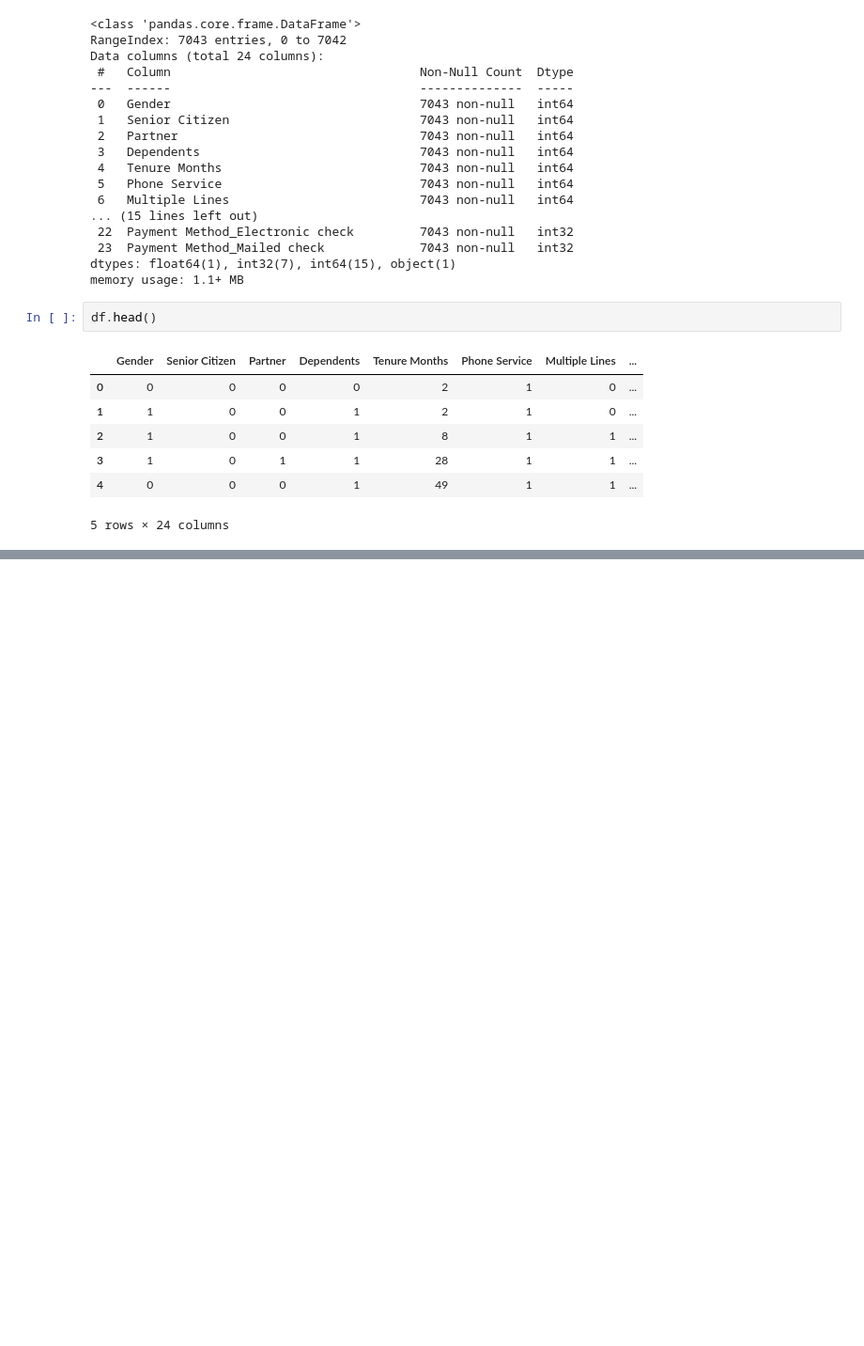
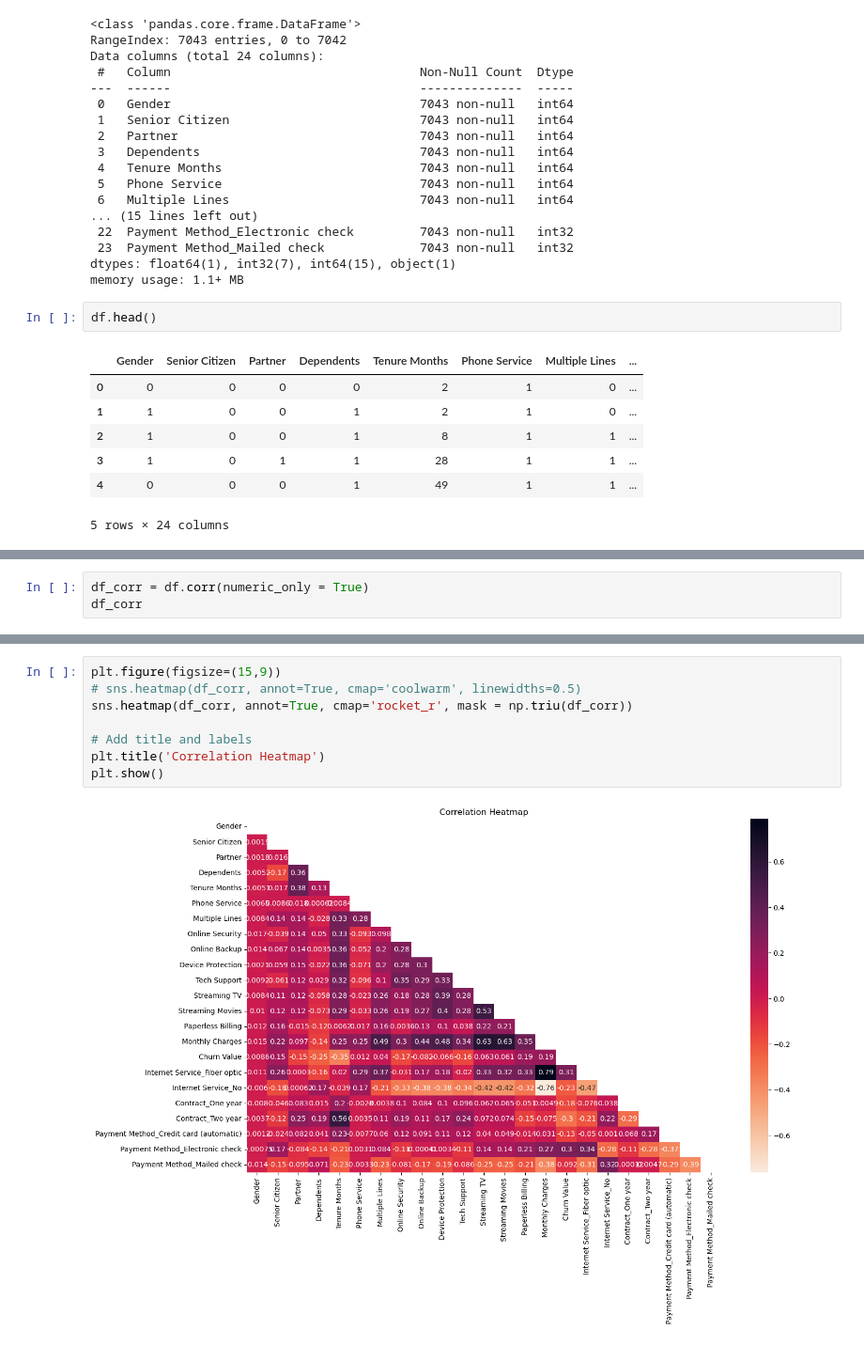
Before and after one commit to th3ssalus/Black-Swan-team-project, a Jupyter notebook: swan_oliver.ipynb, the cells around one changed output, grey strips where cells are left out. Shown at 94% size. Drawn from its saved outputs; the diff is of its cells as text; blank space fills up the shorter version.

Commit message:
feature correlation
Added pearson correlation/ heatmap (after feature engineering)

```diff
--- a/swan_oliver.ipynb
+++ b/swan_oliver.ipynb
@@ -143,0 +142,3 @@ plt.show()
+# %%
+df_corr = df.corr(numeric_only = True)
+df_corr
@@ -143,0 +164,10 @@ plt.show()
+# %%
+plt.figure(figsize=(15,9))
+# sns.heatmap(df_corr, annot=True, cmap='coolwarm', linewidths=0.5)
+sns.heatmap(df_corr, annot=True, cmap='rocket_r', mask = np.triu(df_corr))
+
+# Add title and labels
+plt.title('Correlation Heatmap')
+plt.show()
+# %% [output]
+[figure, added]
```
Also changed, not shown: parts of 3 cells of this notebook.
